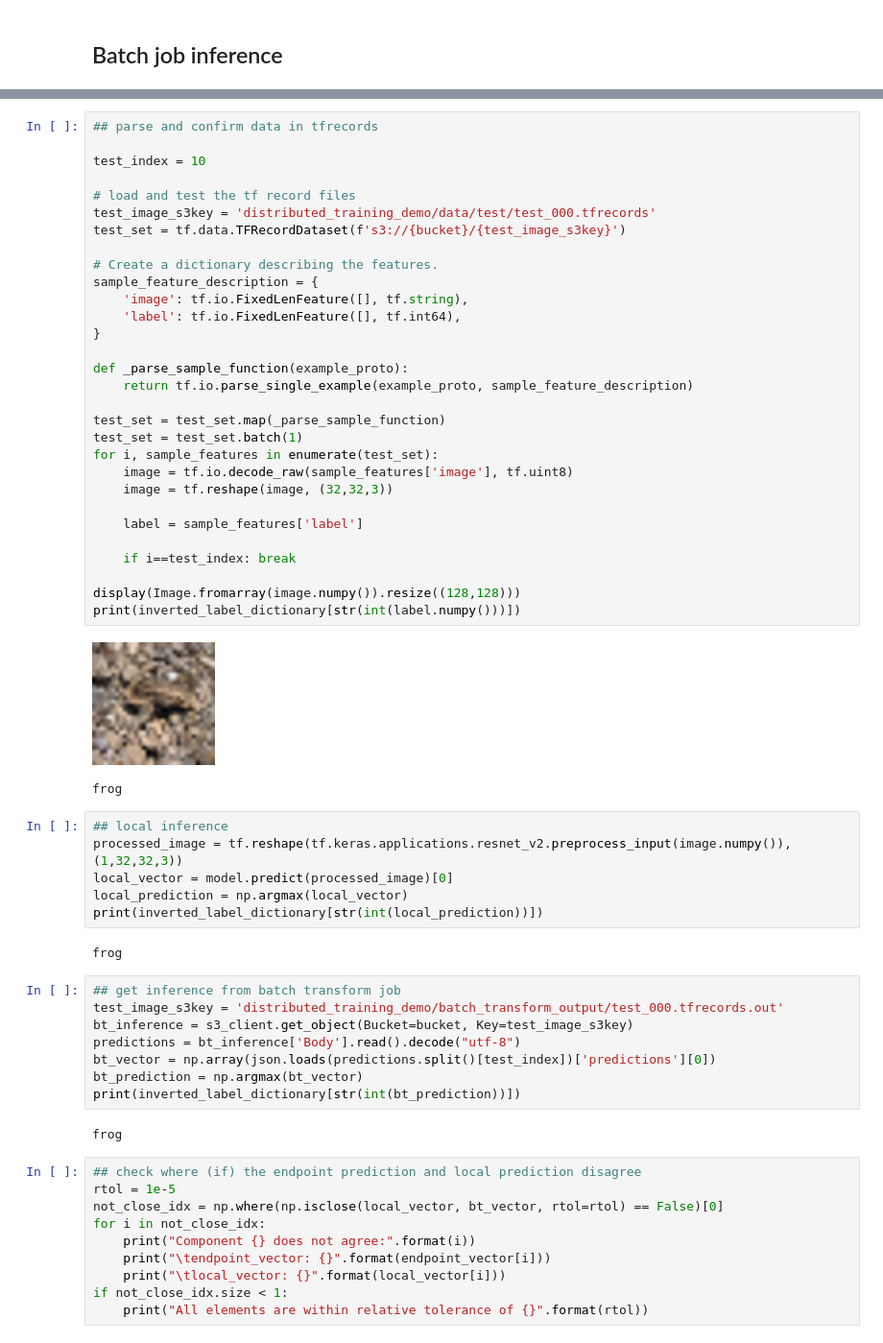
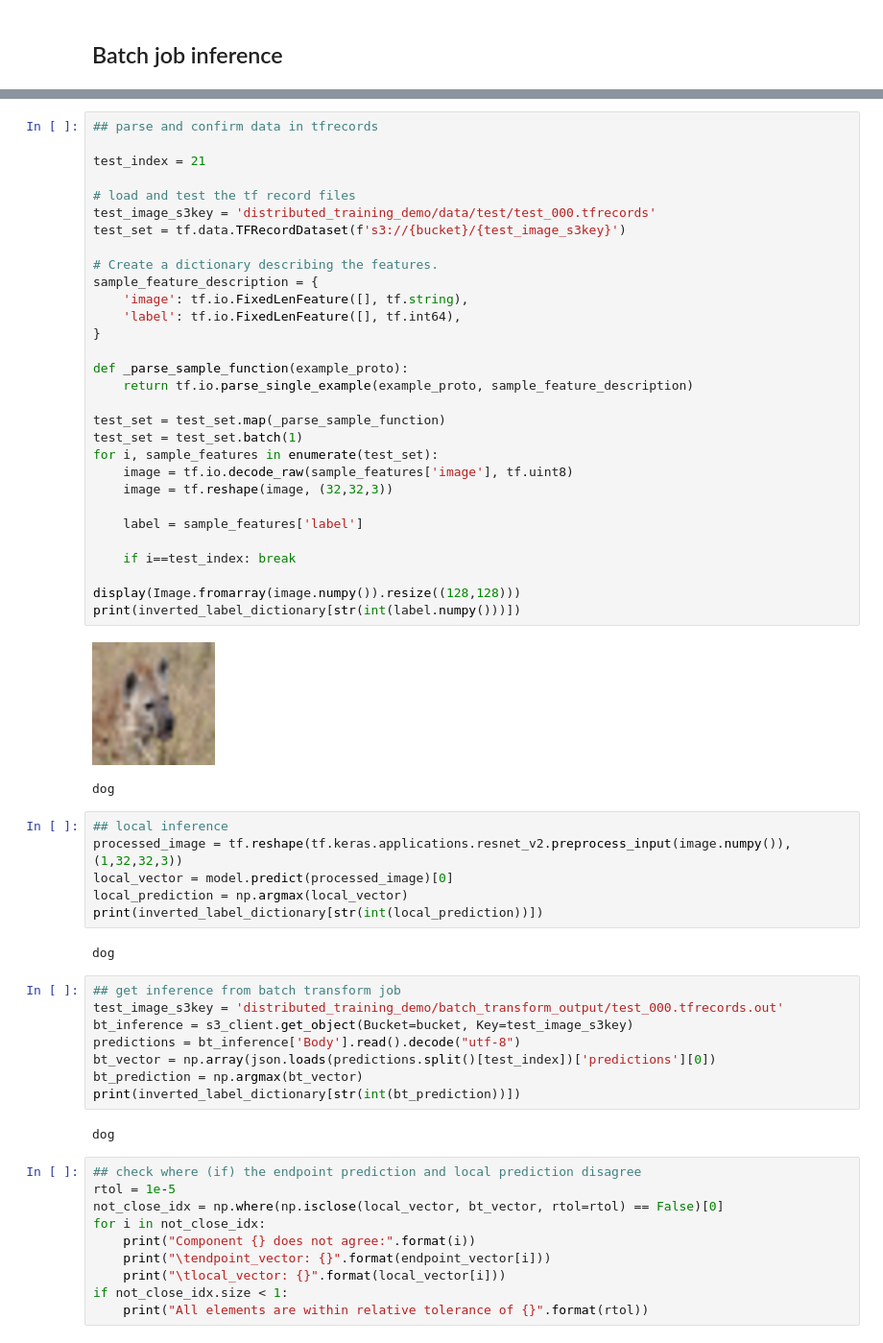
Before and after one commit to aws-samples/sagemaker-end-to-end-distributed-tensorflow2, a Jupyter notebook: notebooks/03-inference_pipeline.ipynb, the cells around one changed output, grey strips where cells are left out. Shown at 96% size. Saved outputs shown, nothing was run; the diff lists cells and outputs as text.

```diff
--- a/notebooks/03-inference_pipeline.ipynb
+++ b/notebooks/03-inference_pipeline.ipynb
@@ -199,36 +208,36 @@ Wall time: 8min 45s
 # %%
 ## parse and confirm data in tfrecords
 
-test_index = 10
+test_index = 21
 
 # load and test the tf record files
 test_image_s3key = 'distributed_training_demo/data/test/test_000.tfrecords'
 test_set = tf.data.TFRecordDataset(f's3://{bucket}/{test_image_s3key}')
 
 # Create a dictionary describing the features.
 sample_feature_description = {
     'image': tf.io.FixedLenFeature([], tf.string),
     'label': tf.io.FixedLenFeature([], tf.int64),
 }
 
 def _parse_sample_function(example_proto):
     return tf.io.parse_single_example(example_proto, sample_feature_description)
 
 test_set = test_set.map(_parse_sample_function)
 test_set = test_set.batch(1)
 for i, sample_features in enumerate(test_set):
     image = tf.io.decode_raw(sample_features['image'], tf.uint8)
     image = tf.reshape(image, (32,32,3))
 
     label = sample_features['label']
 
     if i==test_index: break
 
 display(Image.fromarray(image.numpy()).resize((128,128)))
 print(inverted_label_dictionary[str(int(label.numpy()))])
 # %% [output]
-[figure, old version]
+[figure, new version]
-frog
+dog
 # %%
 ## local inference
 processed_image = tf.reshape(tf.keras.applications.resnet_v2.preprocess_input(image.numpy()), (1,32,32,3))
@@ -236,7 +245,7 @@ local_vector = model.predict(processed_image)[0]
 local_prediction = np.argmax(local_vector)
 print(inverted_label_dictionary[str(int(local_prediction))])
 # %% [output]
-frog
+dog
 # %%
 ## get inference from batch transform job
 test_image_s3key = 'distributed_training_demo/batch_transform_output/test_000.tfrecords.out'
@@ -246,7 +255,7 @@ bt_vector = np.array(json.loads(predictions.split()[test_index])['predictions'][
 bt_prediction = np.argmax(bt_vector)
 print(inverted_label_dictionary[str(int(bt_prediction))])
 # %% [output]
-frog
+dog
 # %%
 ## check where (if) the endpoint prediction and local prediction disagree
 rtol = 1e-5
```
Also changed, not shown: parts of 6 cells of this notebook.
